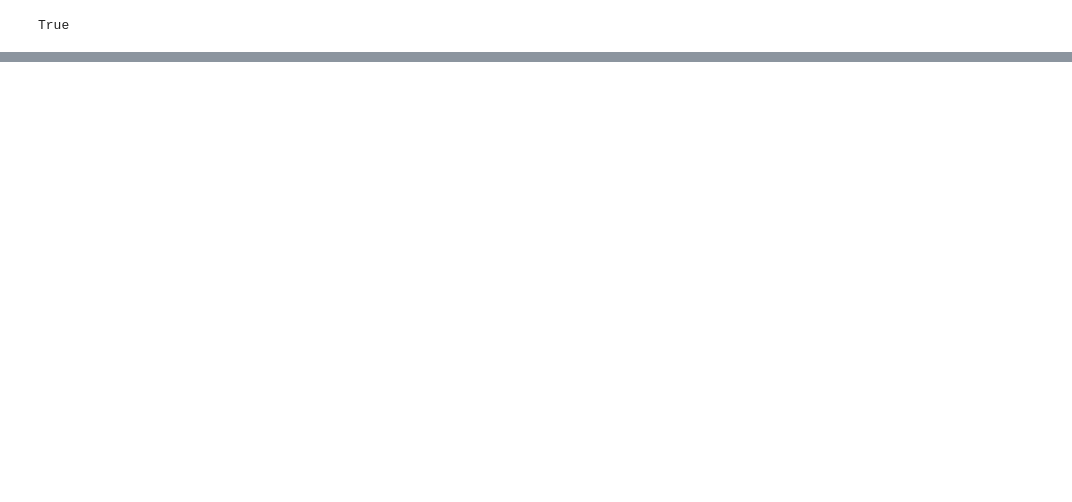
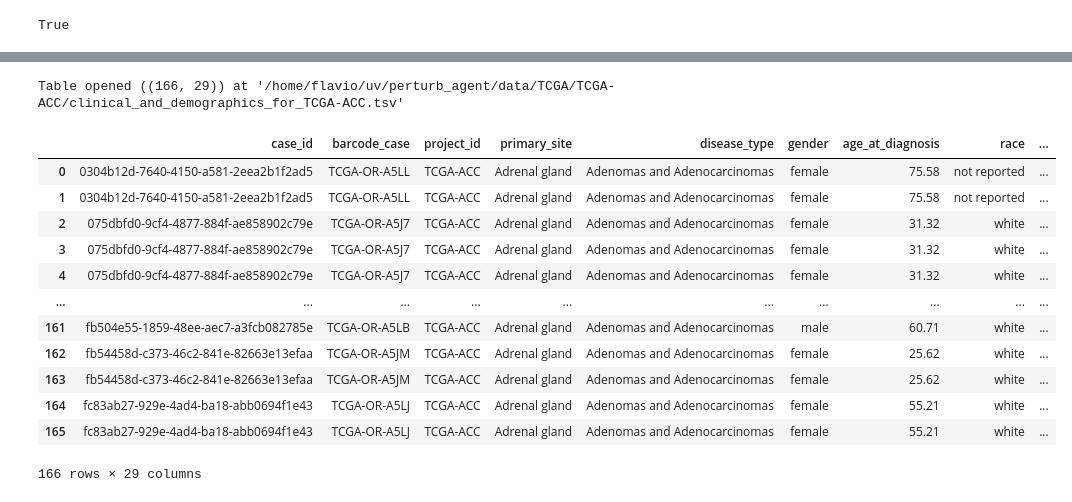
Before and after one commit to flalix/perturb_agent, a Jupyter notebook: notebooks/mtp_TCGA_51b_PSI_all_programs_demographics.ipynb, the cells around one changed output, grey strips where cells are left out. Saved outputs shown, nothing was run; the diff lists cells and outputs as text; code cells hidden in the pictures; blank space fills up the shorter version.

```diff
--- a/notebooks/mtp_TCGA_51b_PSI_all_programs_demographics.ipynb
+++ b/notebooks/mtp_TCGA_51b_PSI_all_programs_demographics.ipynb
@@ -282,3 +304,21 @@ Table opened ((134, 26)) at '/home/flavio/uv/perturb_agent/data/CPTAC/CPTAC-BRCA
+# %%
+df_clin_demo = gdc.get_gdc_clin_demo_data(df_cases.case_id, force=False, batch_size=50, verbose=True)
+df_clin_demo
+# %% [output]
+Table opened ((166, 29)) at '/home/flavio/uv/perturb_agent/data/TCGA/TCGA-ACC/clinical_and_demographics_for_TCGA-ACC.tsv'
+|  | case_id | barcode_case | project_id | primary_site | disease_type | gender | age_at_diagnosis | race | ... |
+| 0 | 0304b12d-7640-4150-a581-2eea2b1f2ad5 | TCGA-OR-A5LL | TCGA-ACC | Adrenal gland | Adenomas and Adenocarcinomas | female | 75.58 | not reported | ... |
+| 1 | 0304b12d-7640-4150-a581-2eea2b1f2ad5 | TCGA-OR-A5LL | TCGA-ACC | Adrenal gland | Adenomas and Adenocarcinomas | female | 75.58 | not reported | ... |
+| 2 | 075dbfd0-9cf4-4877-884f-ae858902c79e | TCGA-OR-A5J7 | TCGA-ACC | Adrenal gland | Adenomas and Adenocarcinomas | female | 31.32 | white | ... |
+| 3 | 075dbfd0-9cf4-4877-884f-ae858902c79e | TCGA-OR-A5J7 | TCGA-ACC | Adrenal gland | Adenomas and Adenocarcinomas | female | 31.32 | white | ... |
+| 4 | 075dbfd0-9cf4-4877-884f-ae858902c79e | TCGA-OR-A5J7 | TCGA-ACC | Adrenal gland | Adenomas and Adenocarcinomas | female | 31.32 | white | ... |
+| ... | ... | ... | ... | ... | ... | ... | ... | ... | ... |
+| 161 | fb504e55-1859-48ee-aec7-a3fcb082785e | TCGA-OR-A5LB | TCGA-ACC | Adrenal gland | Adenomas and Adenocarcinomas | male | 60.71 | white | ... |
+| 162 | fb54458d-c373-46c2-841e-82663e13efaa | TCGA-OR-A5JM | TCGA-ACC | Adrenal gland | Adenomas and Adenocarcinomas | female | 25.62 | white | ... |
+| 163 | fb54458d-c373-46c2-841e-82663e13efaa | TCGA-OR-A5JM | TCGA-ACC | Adrenal gland | Adenomas and Adenocarcinomas | female | 25.62 | white | ... |
+| 164 | fc83ab27-929e-4ad4-ba18-abb0694f1e43 | TCGA-OR-A5LJ | TCGA-ACC | Adrenal gland | Adenomas and Adenocarcinomas | female | 55.21 | white | ... |
+| 165 | fc83ab27-929e-4ad4-ba18-abb0694f1e43 | TCGA-OR-A5LJ | TCGA-ACC | Adrenal gland | Adenomas and Adenocarcinomas | female | 55.21 | white | ... |
+166 rows × 29 columns
 # %%
 df_subt
 # %% [output]
```
Also changed, not shown: parts of 35 cells of this notebook, 2 other files.
